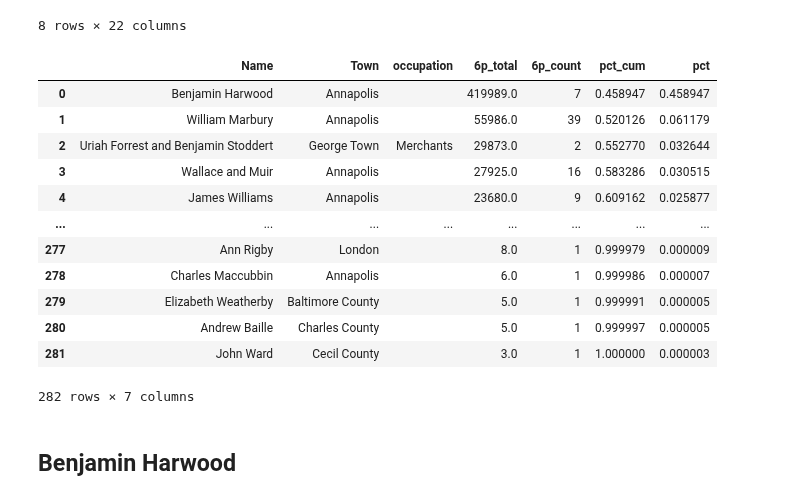
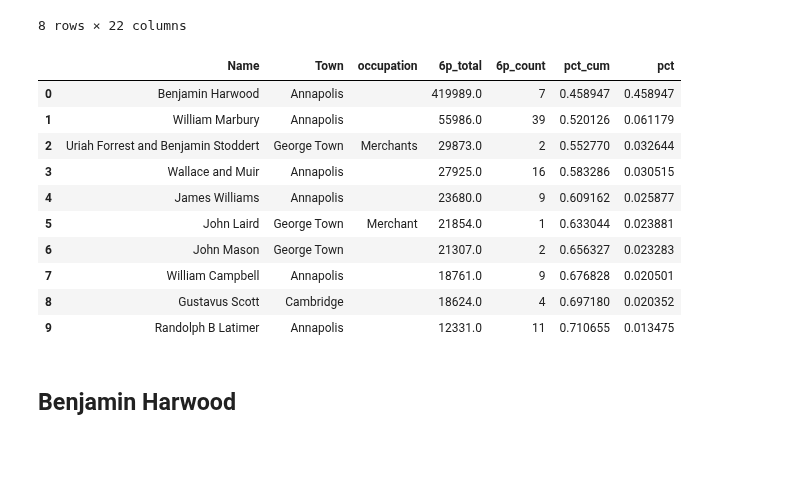
Before and after one commit to davidch2020/SPEOC-pt-1, a Jupyter notebook: S2022/prepost_match/MD_example.ipynb, the cells around one changed output. Cells and saved outputs as stored; diff of their text form; code cells hidden in the pictures; blank space fills up the shorter version.

```diff
--- a/S2022/prepost_match/MD_example.ipynb
+++ b/S2022/prepost_match/MD_example.ipynb
@@ -33,21 +33,19 @@ MD_CD_raw[MD_CD_raw['Last Name'] == 'Harwood']
 | 511 | Benjamin | Harwood | Annapolis | MD |  | 666.0 | 67.0 | Benjamin | Harwood | ... |
 8 rows × 22 columns
 # %%
-grouped_df
+grouped_df.head(10)
 # %% [output]
 |  | Name | Town | occupation | 6p_total | 6p_count | pct_cum | pct |
 | 0 | Benjamin Harwood | Annapolis |  | 419989.0 | 7 | 0.458947 | 0.458947 |
 | 1 | William Marbury | Annapolis |  | 55986.0 | 39 | 0.520126 | 0.061179 |
 | 2 | Uriah Forrest and Benjamin Stoddert | George Town | Merchants | 29873.0 | 2 | 0.552770 | 0.032644 |
 | 3 | Wallace and Muir | Annapolis |  | 27925.0 | 16 | 0.583286 | 0.030515 |
 | 4 | James Williams | Annapolis |  | 23680.0 | 9 | 0.609162 | 0.025877 |
-| ... | ... | ... | ... | ... | ... | ... | ... |
-| 277 | Ann Rigby | London |  | 8.0 | 1 | 0.999979 | 0.000009 |
-| 278 | Charles Maccubbin | Annapolis |  | 6.0 | 1 | 0.999986 | 0.000007 |
-| 279 | Elizabeth Weatherby | Baltimore County |  | 5.0 | 1 | 0.999991 | 0.000005 |
-| 280 | Andrew Baille | Charles County |  | 5.0 | 1 | 0.999997 | 0.000005 |
-| 281 | John Ward | Cecil County |  | 3.0 | 1 | 1.000000 | 0.000003 |
+| 5 | John Laird | George Town | Merchant | 21854.0 | 1 | 0.633044 | 0.023881 |
+| 6 | John Mason | George Town |  | 21307.0 | 2 | 0.656327 | 0.023283 |
+| 7 | William Campbell | Annapolis |  | 18761.0 | 9 | 0.676828 | 0.020501 |
+| 8 | Gustavus Scott | Cambridge |  | 18624.0 | 4 | 0.697180 | 0.020352 |
+| 9 | Randolph B Latimer | Annapolis |  | 12331.0 | 11 | 0.710655 | 0.013475 |
-282 rows × 7 columns
 # %%
 loan = pd.read_csv('../../Data/Pre1790/cleaned/loan_office_certificates_9_states_cleaned.csv', index_col = 0)
 marine = pd.read_csv('../../Data/Pre1790/cleaned/Marine_Liquidated_Debt_Certificates_cleaned.csv', index_col = 0)
```
Also changed, not shown: 6 other files.
